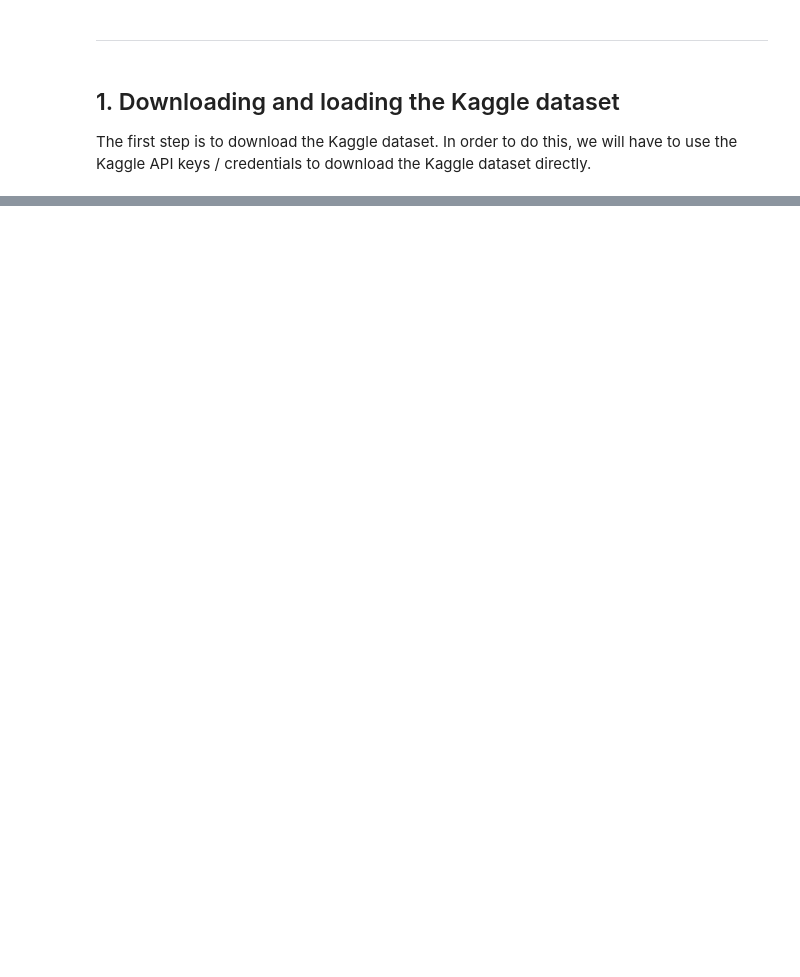
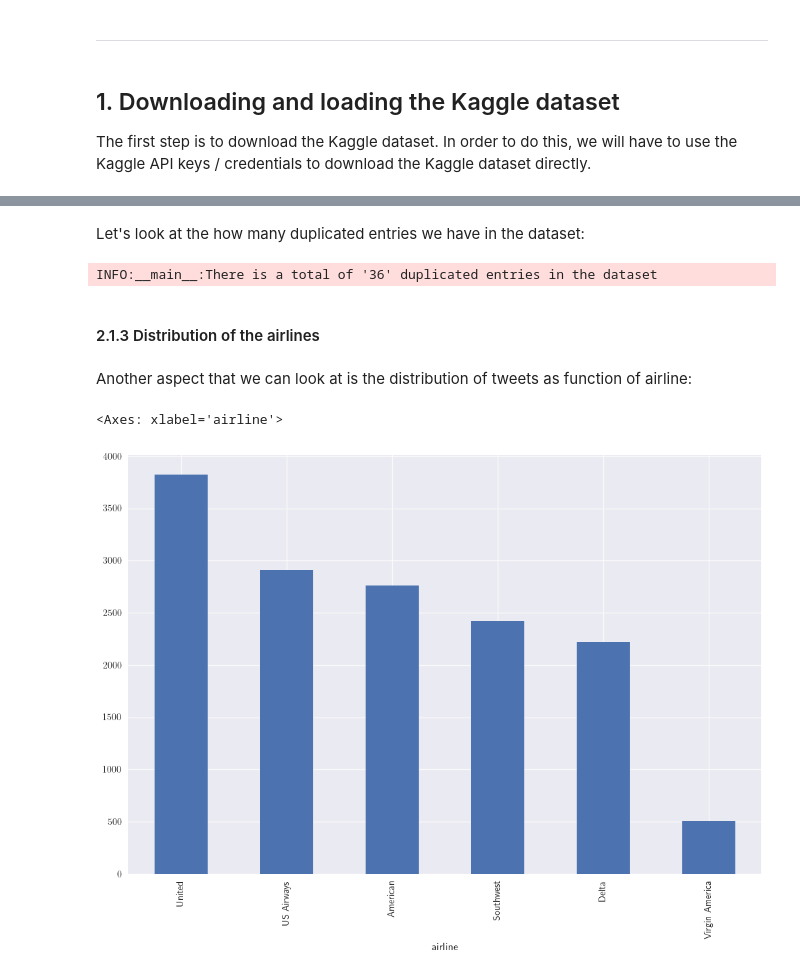
Before and after one commit to vcalderon2009/ML-System-Design-Course, a Jupyter notebook: modules/Module_0/Homework/01-Victor-Calderon-Module-0-Homework-1-Twitter-Sentiment-Analysis.ipynb, the cells around one changed output, grey strips where cells are left out. Cells and saved outputs as stored; diff of their text form; code cells hidden in the pictures; blank space fills up the shorter version.

```diff
--- a/modules/Module_0/Homework/01-Victor-Calderon-Module-0-Homework-1-Twitter-Sentiment-Analysis.ipynb
+++ b/modules/Module_0/Homework/01-Victor-Calderon-Module-0-Homework-1-Twitter-Sentiment-Analysis.ipynb
@@ -72,6 +108,20 @@ import logging
 from zipfile import ZipFile
 from typing import Optional
 import pandas as pd
+import numpy as np
+import seaborn as sns
+import matplotlib.pyplot as plt
+from sklearn import preprocessing as skp
+from nltk.tokenize import TweetTokenizer
+import nltk
+import string
+import re
+import spacy
+import contextualSpellCheck
+from sklearn.feature_extraction.text import CountVectorizer, TfidfVectorizer
+from sklearn.model_selection import train_test_split
+
+plt.style.use("seaborn")
 
 logger = logging.getLogger(__name__)
 logging.basicConfig(level=logging.INFO)
@@ -222,0 +365,15 @@ dataset_df.head()
+# %% [markdown]
+Let's look at the how many duplicated entries we have in the dataset:
+# %%
+logger.info(f"There is a total of '{dataset_df.duplicated().sum()}' duplicated entries in the dataset")
+# %% [output]
+INFO:__main__:There is a total of '36' duplicated entries in the dataset
+# %% [markdown]
+#### 2.1.3 Distribution of the airlines
+# %% [markdown]
+Another aspect that we can look at is the distribution of tweets as function of airline:
+# %%
+dataset_df["airline"].value_counts(dropna=True).plot(kind="bar", figsize=(12, 8))
+# %% [output]
+<Axes: xlabel='airline'>
+[figure, added]
```
Also changed, not shown: parts of 53 cells of this notebook, 1 other file.
